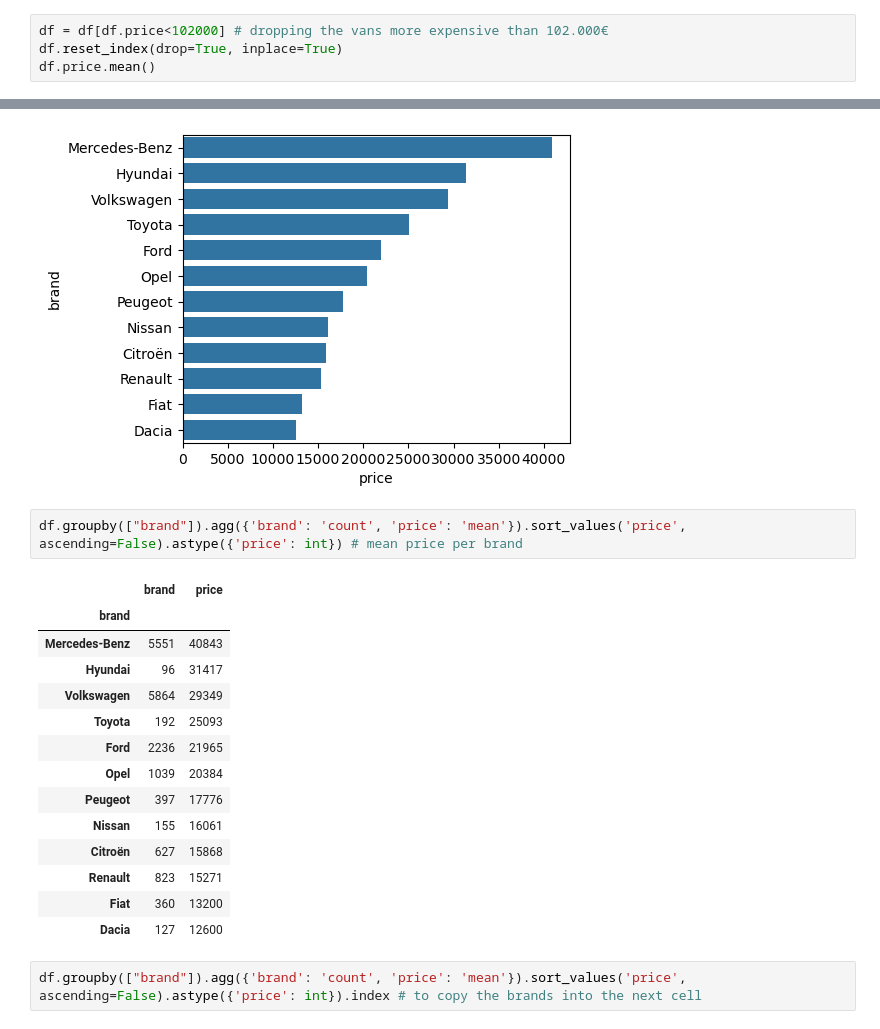
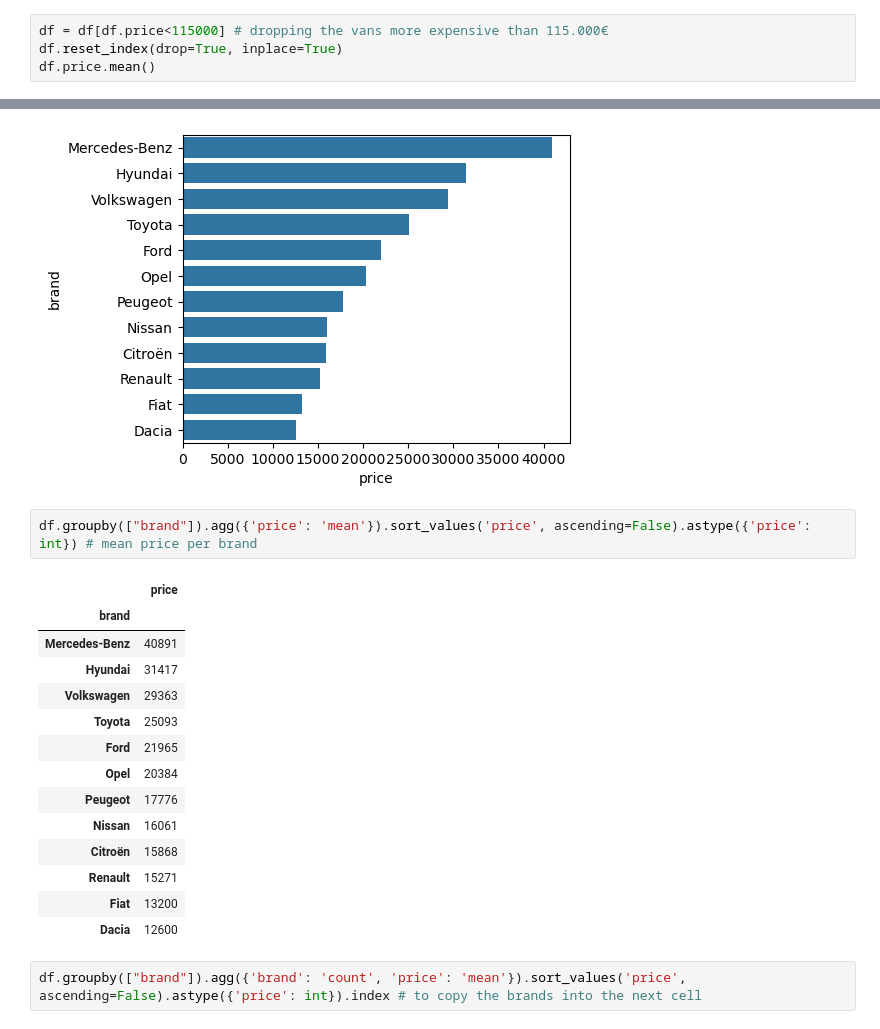
Before and after one commit to arnauog/Van_Price_Predictor, a Jupyter notebook: 2. Vans EDA.ipynb, the cells around one changed output, grey strips where cells are left out. Drawn from its saved outputs; the diff is of its cells as text.

```diff
--- a/2. Vans EDA.ipynb
+++ b/2. Vans EDA.ipynb
@@ -2891,5 +2852,5 @@ I could continue iterating with more vans, and I saw that the MAPE decreased eve
 # %%
-df = df[df.price<102000] # dropping the vans more expensive than 102.000€
+df = df[df.price<115000] # dropping the vans more expensive than 115.000€
 df.reset_index(drop=True, inplace=True)
 df.price.mean()
 # %% [output]
@@ -3233,22 +3205,22 @@ sns.barplot(data=price_per_brand, y='brand', x='price')
 <Axes: xlabel='price', ylabel='brand'>
 [figure]
 # %%
-df.groupby(["brand"]).agg({'brand': 'count', 'price': 'mean'}).sort_values('price', ascending=False).astype({'price': int}) # mean price per brand
+df.groupby(["brand"]).agg({'price': 'mean'}).sort_values('price', ascending=False).astype({'price': int}) # mean price per brand
 # %% [output]
-|  | brand | price |
-| brand |  |  |
-| Mercedes-Benz | 5551 | 40843 |
-| Hyundai | 96 | 31417 |
-| Volkswagen | 5864 | 29349 |
-| Toyota | 192 | 25093 |
-| Ford | 2236 | 21965 |
-| Opel | 1039 | 20384 |
-| Peugeot | 397 | 17776 |
-| Nissan | 155 | 16061 |
-| Citroën | 627 | 15868 |
-| Renault | 823 | 15271 |
-| Fiat | 360 | 13200 |
-| Dacia | 127 | 12600 |
+|  | price |
+| brand |  |
+| Mercedes-Benz | 40891 |
+| Hyundai | 31417 |
+| Volkswagen | 29363 |
+| Toyota | 25093 |
+| Ford | 21965 |
+| Opel | 20384 |
+| Peugeot | 17776 |
+| Nissan | 16061 |
+| Citroën | 15868 |
+| Renault | 15271 |
+| Fiat | 13200 |
+| Dacia | 12600 |
 # %%
 df.groupby(["brand"]).agg({'brand': 'count', 'price': 'mean'}).sort_values('price', ascending=False).astype({'price': int}).index # to copy the brands into the next cell
 # %% [output]
```
Also changed, not shown: parts of 74 cells of this notebook, 12 other files.
